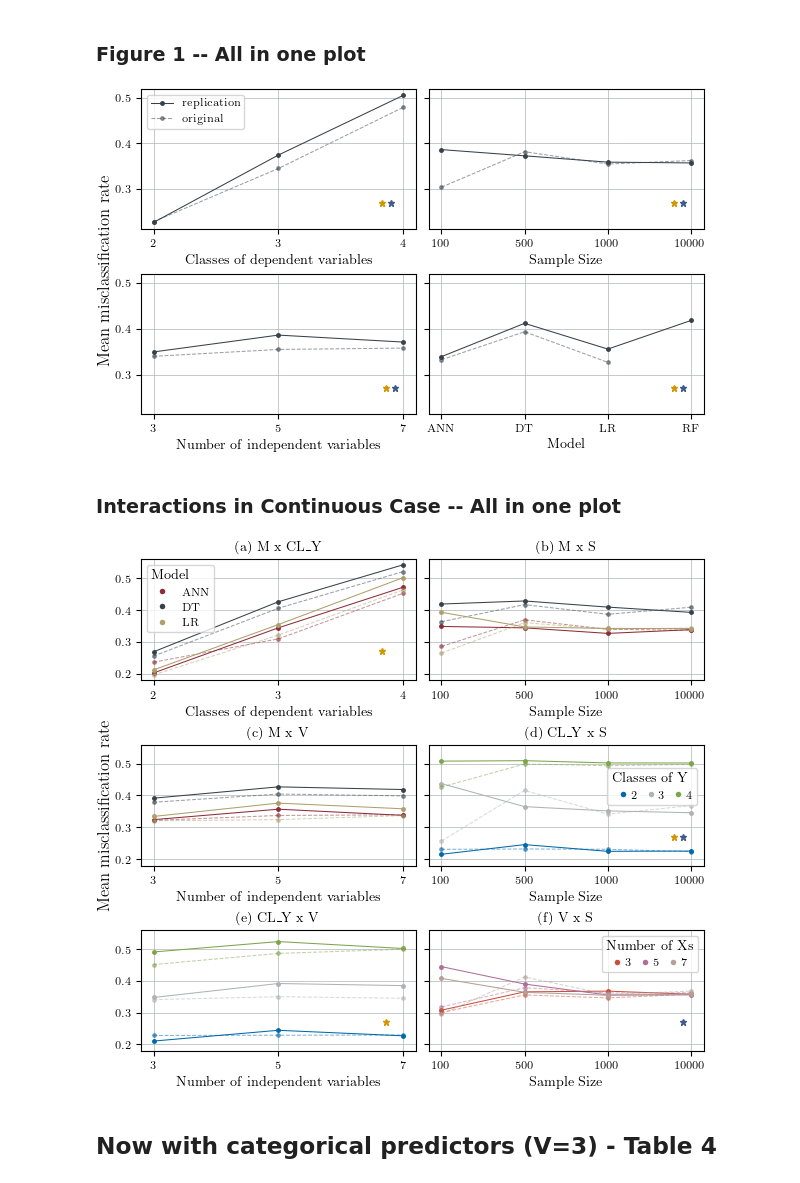
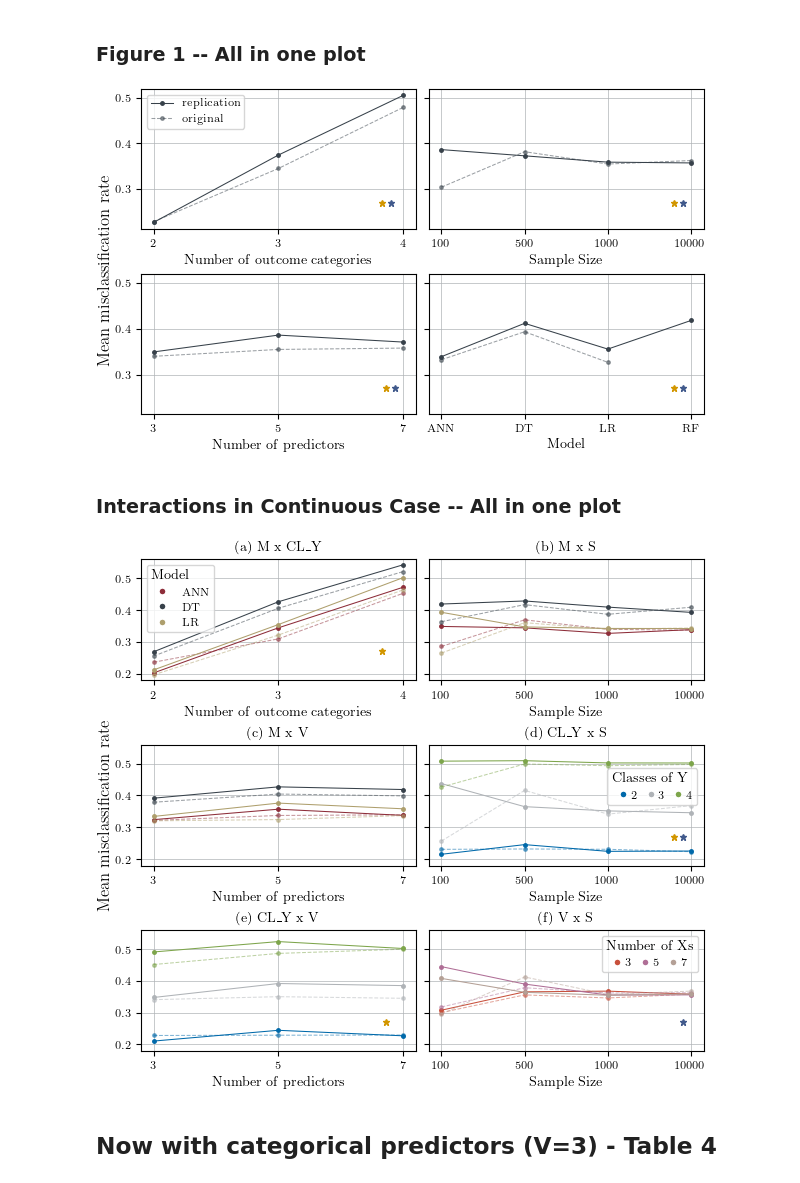
Before and after one commit to frederikpanse/psychometric_replication, a Jupyter notebook: exp/exp_FP_12_getFigures.ipynb, the cells around one changed output. Saved outputs shown, nothing was run; the diff lists cells and outputs as text; code cells hidden in the pictures.

```diff
--- a/exp/exp_FP_12_getFigures.ipynb
+++ b/exp/exp_FP_12_getFigures.ipynb
@@ -67,7 +67,7 @@ axs[0, 0].plot(by_CLY.index, by_CLY.values, '.-', ms=5, lw=0.75, color=rgb.tue_d
 axs[0, 0].plot(by_CLY_orig.index, by_CLY_orig.values, '.--', ms=5, lw=0.75, color=rgb.tue_dark, alpha=alpha_val, label="original")
 axs[0, 0].set_xticks([2, 3, 4])  # Positions for the categories
 axs[0, 0].grid(axis="both", color=rgb.tue_gray, linewidth=0.5)
-axs[0, 0].set_xlabel("Classes of dependent variables")
+axs[0, 0].set_xlabel("Number of outcome categories")
 axs[0, 0].plot(3.83, sig, '*', ms=5, color=rgb.tue_orange) # original
 axs[0, 0].plot(3.9, sig, '*', ms=5, color=rgb.tue_darkblue)   # replication
 
@@ -76,35 +76,35 @@ axs[0, 1].plot(by_S.index, by_S.values, '.-', ms=5, lw=0.75, color=rgb.tue_dark,
 axs[0, 1].plot(by_S_orig.index, by_S_orig.values, '.--', ms=5, lw=0.75, color=rgb.tue_dark, alpha=alpha_val, label="original")
 axs[0, 1].set_xlabel("Sample Size")
 axs[0, 1].set_xticks(np.arange(0, 4))  # Positions for the categories
 axs[0, 1].set_xticklabels(['100', '500', '1000', '10000'])  # Labels for the categories
 axs[0, 1].grid(axis="both", color=rgb.tue_gray, linewidth=0.5)
 axs[0, 1].plot(2.8, sig, '*', ms=5, color=rgb.tue_orange) # original
 axs[0, 1].plot(2.9, sig, '*', ms=5, color=rgb.tue_darkblue)   # replication
 
 # Plot 3: V
 axs[1, 0].plot(by_V.index, by_V.values, '.-', ms=5, lw=0.75, color=rgb.tue_dark, label="replication")
 axs[1, 0].plot(by_V_orig.index, by_V_orig.values, '.--', ms=5, lw=0.75, color=rgb.tue_dark, alpha=alpha_val, label="original")
 axs[1, 0].set_xticks([3, 5, 7])  # Positions for the categories
 axs[1, 0].grid(axis="both", color=rgb.tue_gray, linewidth=0.5)
-axs[1, 0].set_xlabel("Number of independent variables")
+axs[1, 0].set_xlabel("Number of predictors")
 axs[1, 0].plot(6.73, sig, '*', ms=5, color=rgb.tue_orange) # original
 axs[1, 0].plot(6.87, sig, '*', ms=5, color=rgb.tue_darkblue)   # replication
 
 # Plot 4: CLY x S
 axs[1, 1].plot(by_M.index, by_M.values, '.-', ms=5, lw=0.75, color=rgb.tue_dark, label="replication")
 axs[1, 1].plot(by_M_orig.index, by_M_orig.values, '.--', ms=5, lw=0.75, color=rgb.tue_dark, alpha=alpha_val, label="original")
 axs[1, 1].set_xlabel("Model")
 axs[1, 1].grid(axis="both", color=rgb.tue_gray, linewidth=0.5)
 axs[1, 1].plot(2.8, sig, '*', ms=5, color=rgb.tue_orange) # original
 axs[1, 1].plot(2.9, sig, '*', ms=5, color=rgb.tue_darkblue)   # replication
 
 axs[0, 0].legend()
 fig.text(-0.01, 0.5, 'Mean misclassification rate', ha='center', va='center', rotation='vertical')
 
 fig.savefig("../doc/fig/01_mainEffects_cont.pdf")
 plt.show()
 # %% [output]
-[figure, old version]
+[figure, new version]
 # %% [markdown]
 ### Interactions in Continuous Case -- All in one plot
 # %%
@@ -138,7 +138,7 @@ for i in np.arange(3):
     axs[0, 0].plot(M_CLY_orig.index, M_CLY_orig.values[:,i], '.--', ms=5, lw=0.75, color=colors[i], alpha=alpha_val, label="original")
 axs[0, 0].set_xticks([2, 3, 4])  # Positions for the categories
 axs[0, 0].grid(axis="both", color=rgb.tue_gray, linewidth=0.5)
-axs[0, 0].set_xlabel("Classes of dependent variables")
+axs[0, 0].set_xlabel("Number of outcome categories")
 axs[0, 0].plot(3.83, sig, '*', ms=5, color=rgb.tue_orange) # original
 axs[0, 0].set_title('(a) M x CL_Y')
 
@@ -166,7 +166,7 @@ for i in np.arange(3):
     axs[1, 0].plot(M_V_orig.index, M_V_orig.values[:,i], '.--', ms=5, lw=0.75, color=colors[i], alpha=alpha_val, label="original")
 axs[1, 0].set_xticks([3, 5, 7])  # Positions for the categories
 axs[1, 0].grid(axis="both", color=rgb.tue_gray, linewidth=0.5)
-axs[1, 0].set_xlabel("Number of independent variables")
+axs[1, 0].set_xlabel("Number of predictors")
 axs[1, 0].set_title('(c) M x V')
 
 # Plot 4: CLY x S
@@ -195,7 +195,7 @@ axs[1, 1].legend(handles=[dot_ANN, dot_DT, dot_LR], ncols=3, alignment='left', c
 for i in np.arange(3):
     axs[2, 0].plot([3, 5, 7], CLY_V.values[i*3:i*3+3], '.-', ms=5, lw=0.75, color=colors[i], label="replication")
     axs[2, 0].plot([3, 5, 7], CLY_V_orig.values[i*3:i*3+3], '.--', ms=5, lw=0.75, color=colors[i], alpha=alpha_val, label="original")
-axs[2, 0].set_xlabel("Number of independent variables")
+axs[2, 0].set_xlabel("Number of predictors")
 axs[2, 0].set_xticks([3, 5, 7])  # Positions for the categories
 axs[2, 0].grid(axis="both", color=rgb.tue_gray, linewidth=0.5)
 axs[2, 0].plot(6.73, sig, '*', ms=5, color=rgb.tue_orange) # original
@@ -227,7 +227,7 @@ fig.text(-0.01, 0.5, 'Mean misclassification rate', ha='center', va='center', ro
 fig.savefig("../doc/fig/02_04_Interactions_cont.pdf")
 plt.show()
 # %% [output]
-[figure, old version]
+[figure, new version]
 # %% [markdown]
 ## Now with categorical predictors (V=3) - Table 4
 # %%
```
Also changed, not shown: parts of 6 cells of this notebook, 8 other files.
